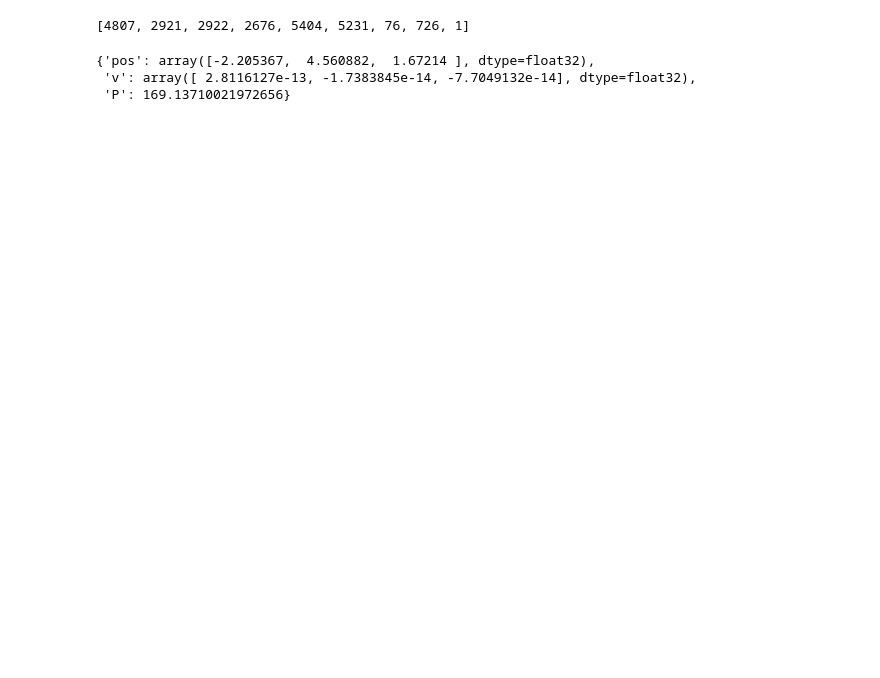
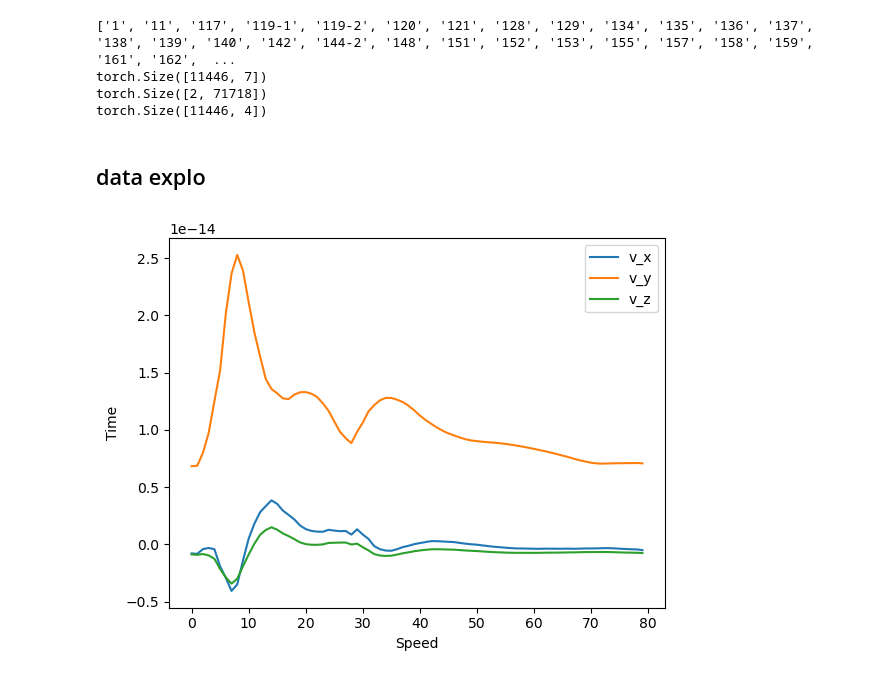
Before and after one commit to zhanquen/DC_flood, a Jupyter notebook: explo_antoine.ipynb, the cells around one changed output. Saved outputs shown, nothing was run; the diff lists cells and outputs as text; code cells hidden in the pictures; blank space fills up the shorter version.

```diff
--- a/explo_antoine.ipynb
+++ b/explo_antoine.ipynb
@@ -116,10 +10,40 @@ plt.hist(degrees, bins=100);
-# %%
-list(G.neighbors(0))
-# %% [output]
-[4807, 2921, 2922, 2676, 5404, 5231, 76, 726, 1]
-# %%
-G.nodes[0]
-# %% [output]
-{'pos': array([-2.205367,  4.560882,  1.67214 ], dtype=float32),
- 'v': array([ 2.8116127e-13, -1.7383845e-14, -7.7049132e-14], dtype=float32),
- 'P': 169.13710021972656}
+# %%
+#Example use
+
+# after executing preprocessing_utils.py with 4Students_AnXplore03 in the same directory
+# a folder named "data_cleaned" will be created with the preprocessed mesh files
+# the function get_X_y can be used to get the input and output data of mesh_id
+
+#retrieve the list of all the mesh_ids
+CWD = Path.cwd()
+data_path = CWD / "data_cleaned"
+xdmf_files = list(data_path.glob("*.pth"))
+mesh_ids = [xdmf_file.name.split("_")[1].split(".")[0] for xdmf_file in xdmf_files]
+print(mesh_ids)
+mesh_id = mesh_ids[0]
+
+X_nodes, X_edges, y = get_X_y(mesh_id, time_step=0)
+print(X_nodes.shape)
+print(X_edges.shape)
+print(y.shape)
+# %% [output]
+['1', '11', '117', '119-1', '119-2', '120', '121', '128', '129', '134', '135', '136', '137', '138', '139', '140', '142', '144-2', '148', '151', '152', '153', '155', '157', '158', '159', '161', '162',  ...
+torch.Size([11446, 7])
+torch.Size([2, 71718])
+torch.Size([11446, 4])
+# %% [markdown]
+## data explo
+# %%
+mesh_id = mesh_ids[0]
+data = torch.load(data_path / f"mesh_{mesh_id}.pth")
+X_nodes_all, X_edges = data["nodes"], data["edges"]
+# %%
+#speeds at node 800 across all time steps
+plt.plot(X_nodes_all[:, 800, 3], label="v_x")
+plt.plot(X_nodes_all[:, 800, 4], label="v_y")
+plt.plot(X_nodes_all[:, 800, 5], label="v_z")
+plt.xlabel("Speed")
+plt.ylabel("Time")
+plt.legend();
+# %% [output]
+[figure, added]
```
Also changed, not shown: parts of 15 cells of this notebook, 3 other files.
